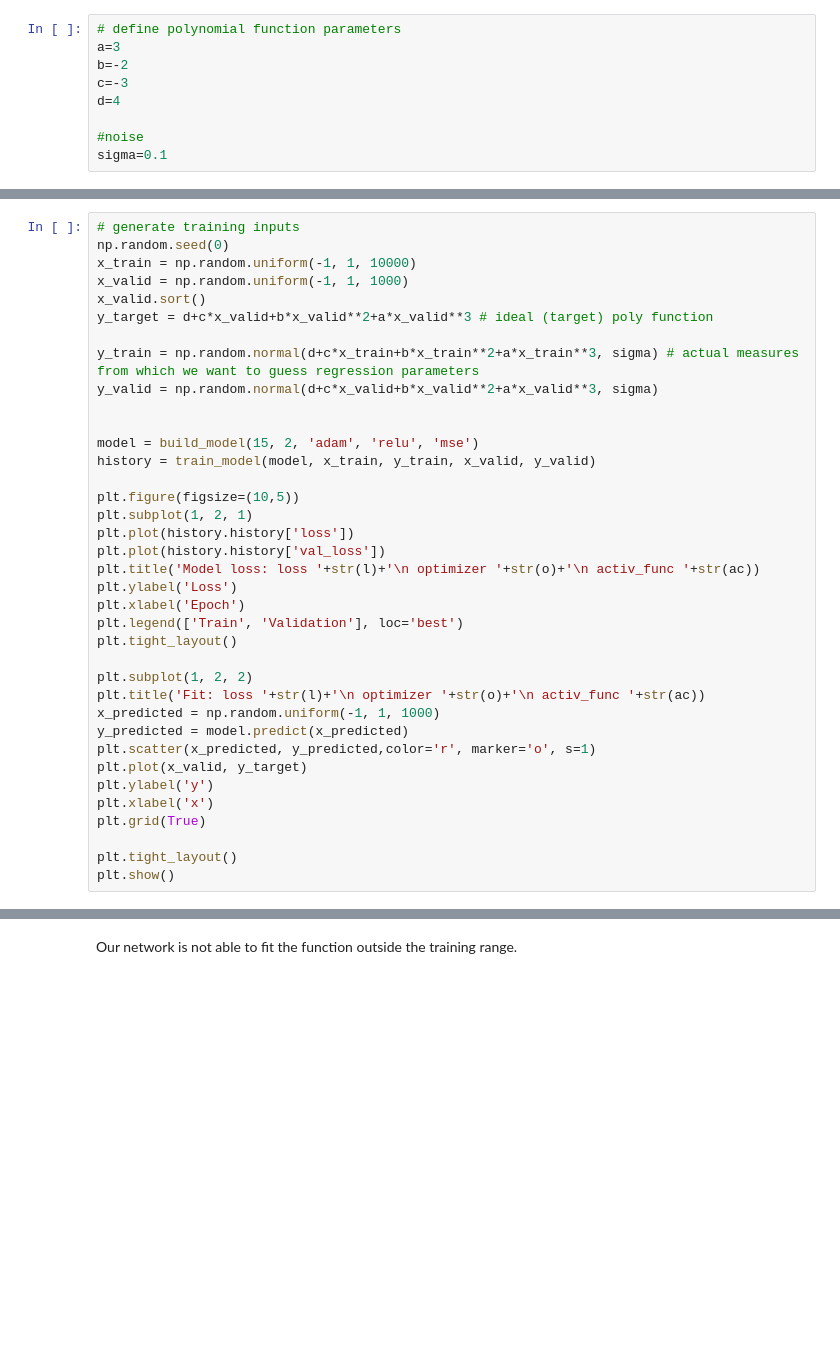
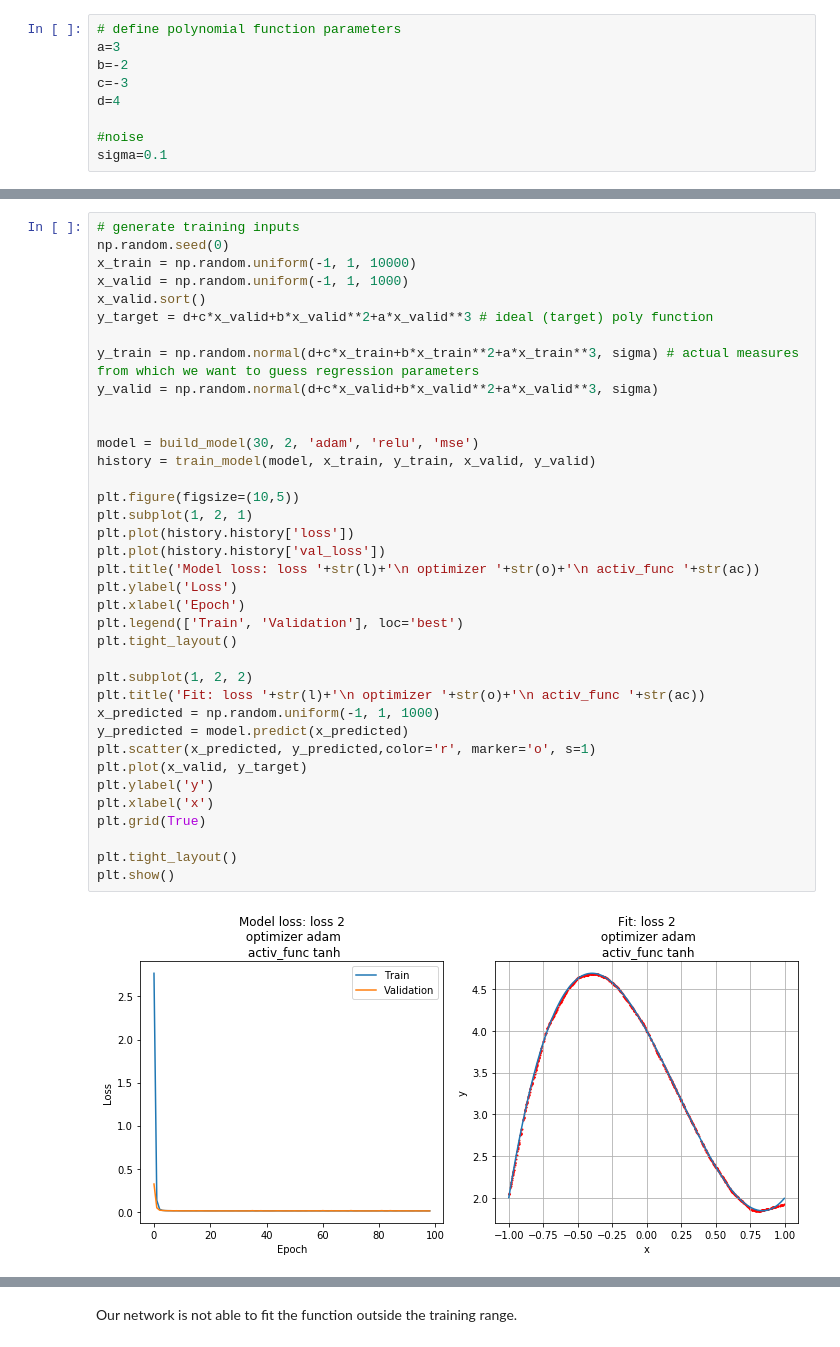
Before and after one commit to martanit/laboratorio-simulazione-numerica, a Jupyter notebook: exercise_11/exercise_11.ipynb, the cells around one changed output, grey strips where cells are left out. Drawn from its saved outputs; the diff is of its cells as text; blank space fills up the shorter version.

```diff
--- a/exercise_11/exercise_11.ipynb
+++ b/exercise_11/exercise_11.ipynb
@@ -480,34 +491,36 @@ x_valid.sort()
 y_target = d+c*x_valid+b*x_valid**2+a*x_valid**3 # ideal (target) poly function
 
 y_train = np.random.normal(d+c*x_train+b*x_train**2+a*x_train**3, sigma) # actual measures from which we want to guess regression parameters
 y_valid = np.random.normal(d+c*x_valid+b*x_valid**2+a*x_valid**3, sigma)
 
 
-model = build_model(15, 2, 'adam', 'relu', 'mse')
+model = build_model(30, 2, 'adam', 'relu', 'mse')
 history = train_model(model, x_train, y_train, x_valid, y_valid)
 
 plt.figure(figsize=(10,5))
 plt.subplot(1, 2, 1)
 plt.plot(history.history['loss'])
 plt.plot(history.history['val_loss'])
 plt.title('Model loss: loss '+str(l)+'\n optimizer '+str(o)+'\n activ_func '+str(ac))
 plt.ylabel('Loss')
 plt.xlabel('Epoch')
 plt.legend(['Train', 'Validation'], loc='best')
 plt.tight_layout()
 
 plt.subplot(1, 2, 2)
 plt.title('Fit: loss '+str(l)+'\n optimizer '+str(o)+'\n activ_func '+str(ac))
 x_predicted = np.random.uniform(-1, 1, 1000)
 y_predicted = model.predict(x_predicted)
 plt.scatter(x_predicted, y_predicted,color='r', marker='o', s=1)
 plt.plot(x_valid, y_target)
 plt.ylabel('y')
 plt.xlabel('x')
 plt.grid(True)
 
 plt.tight_layout()
 plt.show()
+# %% [output]
+[figure, added]
 # %%
 x_valid = np.random.uniform(-2, 2, 1000)
 x_valid.sort()
```
Also changed, not shown: parts of 12 cells of this notebook, 57 other files.
